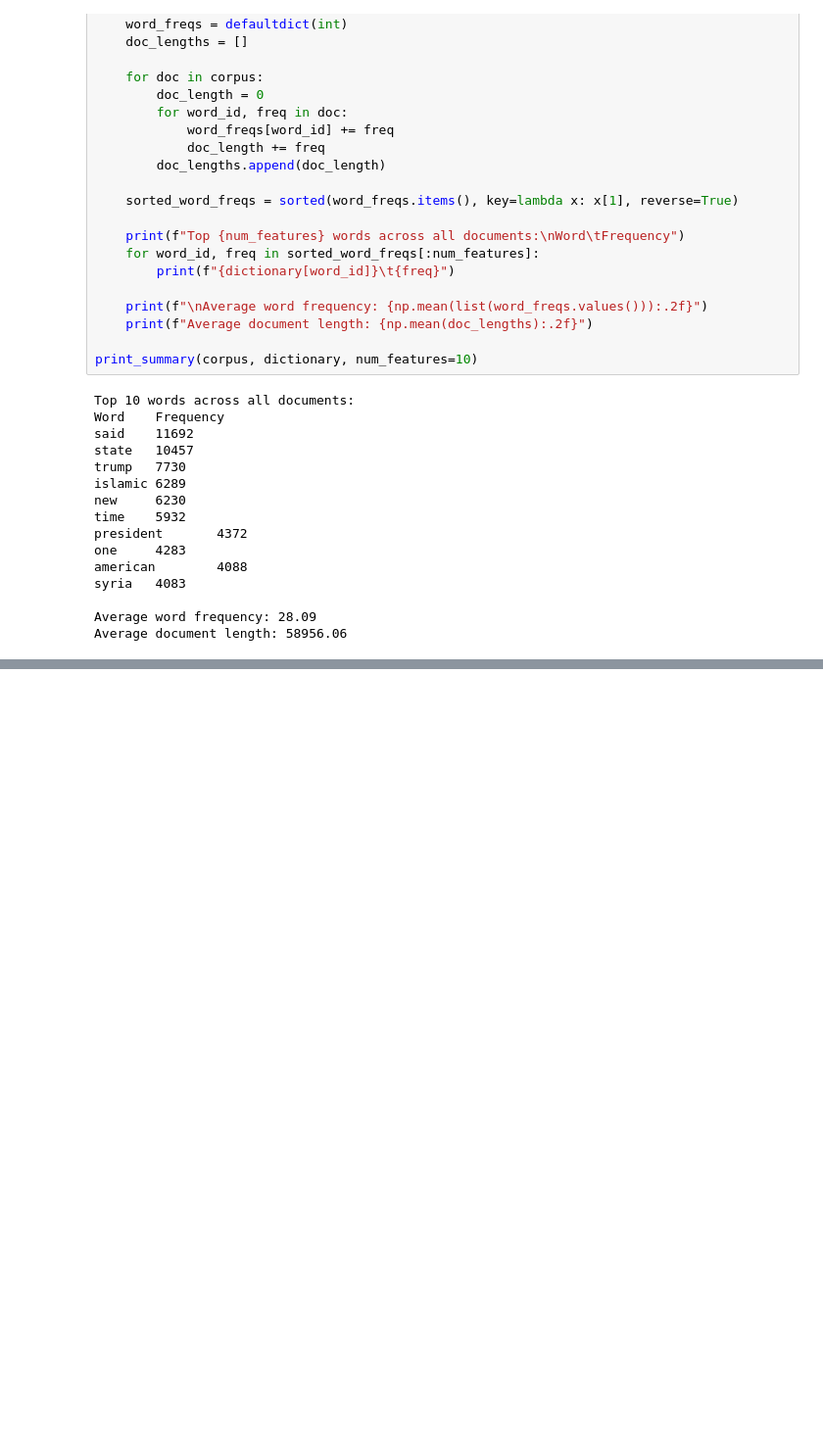
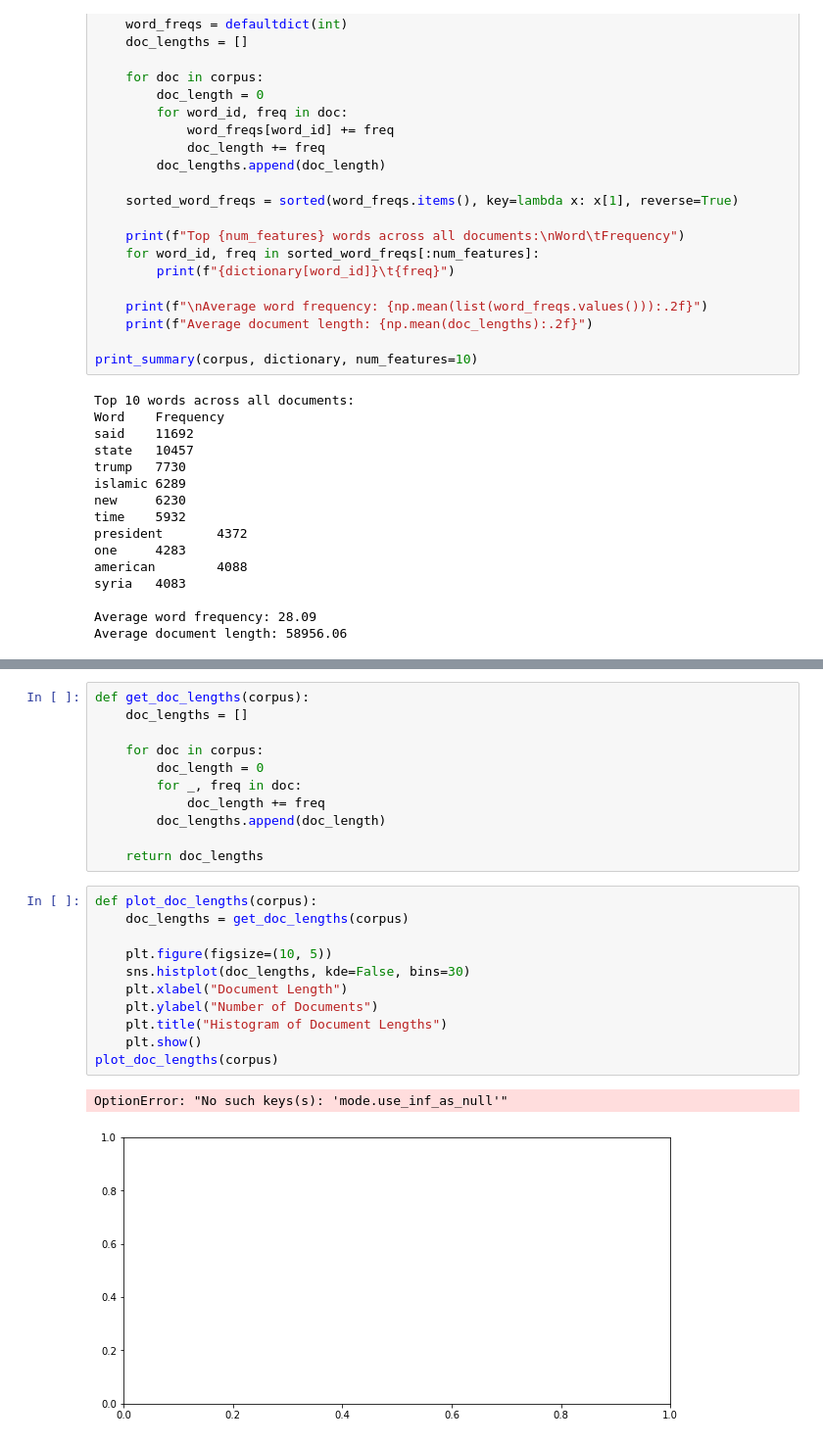
Before and after one commit to kdhananiUH/topic-modeling-on-news-articles, a Jupyter notebook: Miniproject_3_Group_12.ipynb, the cells around one changed output, grey strips where cells are left out. Shown at 98% size. Drawn from its saved outputs; the diff is of its cells as text; blank space fills up the shorter version.

```diff
--- a/Miniproject_3_Group_12.ipynb
+++ b/Miniproject_3_Group_12.ipynb
@@ -219,0 +260,25 @@ Average document length: 58956.06
+# %%
+def get_doc_lengths(corpus):
+    doc_lengths = []
+
+    for doc in corpus:
+        doc_length = 0
+        for _, freq in doc:
+            doc_length += freq
+        doc_lengths.append(doc_length)
+
+    return doc_lengths
+# %%
+def plot_doc_lengths(corpus):
+    doc_lengths = get_doc_lengths(corpus)
+
+    plt.figure(figsize=(10, 5))
+    sns.histplot(doc_lengths, kde=False, bins=30)
+    plt.xlabel("Document Length")
+    plt.ylabel("Number of Documents")
+    plt.title("Histogram of Document Lengths")
+    plt.show()
+plot_doc_lengths(corpus)
+# %% [output]
+OptionError: "No such keys(s): 'mode.use_inf_as_null'"
+[figure, added]
```
Also changed, not shown: parts of 20 cells of this notebook, 9 other files.
